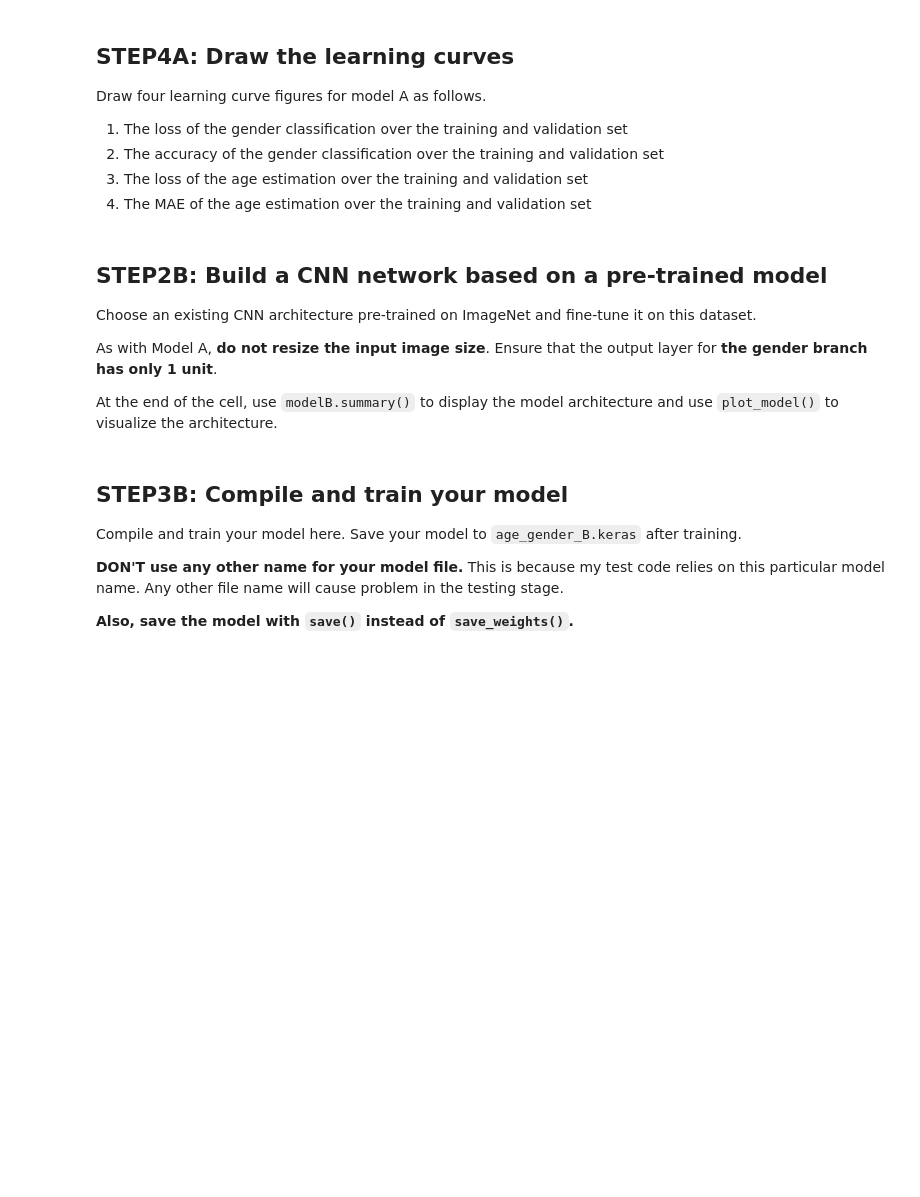
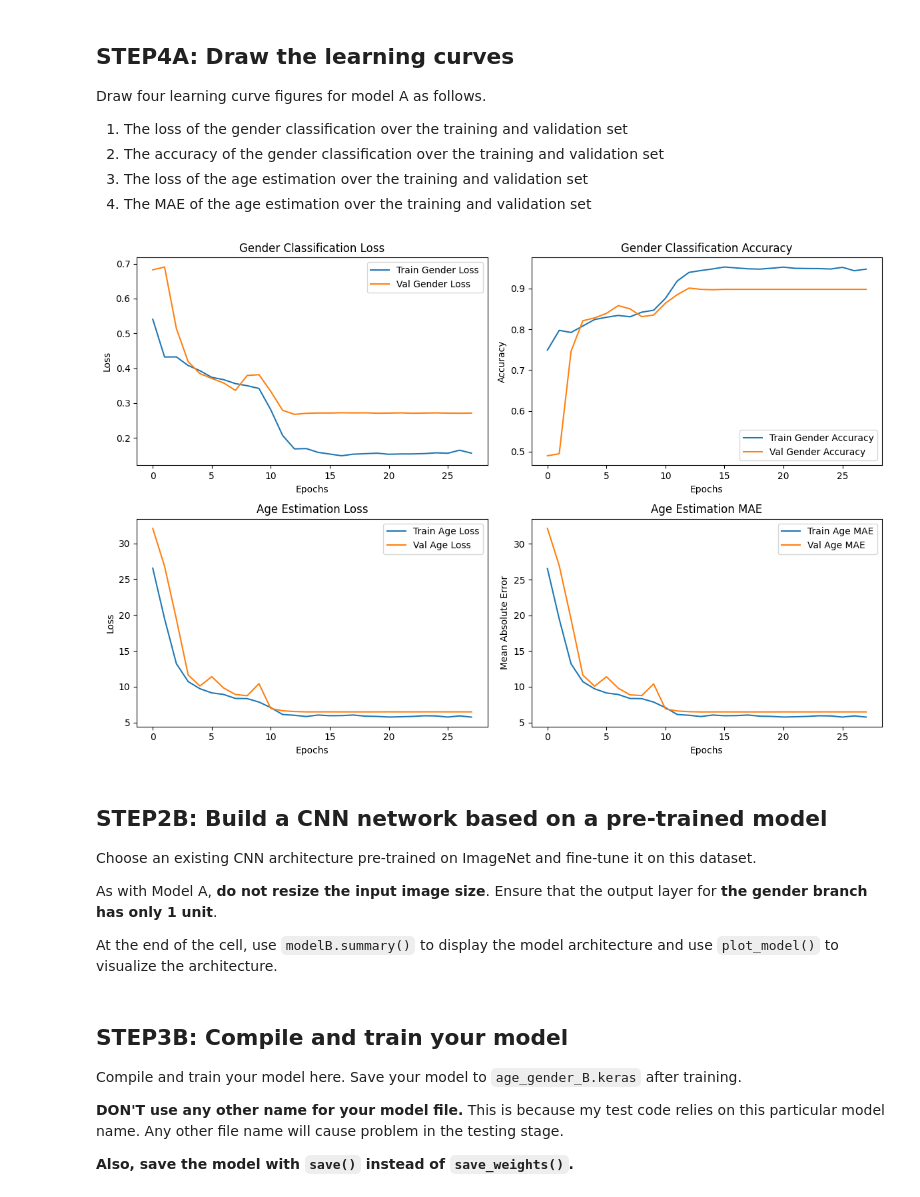
Before and after one commit to omarriyaz/age_gender_estimation_CNN, a Jupyter notebook: age_gender_submit.ipynb, the cells around one changed output. Drawn from its saved outputs; the diff is of its cells as text; code cells hidden in the pictures; blank space fills up the shorter version.

Commit message:
90-91 percent on both models, mae : 6.7 ish

```diff
--- a/age_gender_submit.ipynb
+++ b/age_gender_submit.ipynb
@@ -349,7 +349,7 @@ early_stop = EarlyStopping(monitor='val_loss', patience=10, restore_best_weights
 modelA.compile(loss={'gender': 'binary_crossentropy', 'age': 'mae'}, metrics={'gender': 'accuracy','age': 'mae'})
 
 # train the model
-h = modelA.fit(
+h1 = modelA.fit(
     x=train_images,
     y=[train_gender, train_age],
     validation_data=(val_images, [val_gender, val_age]),
@@ -385,39 +397,52 @@ Draw four learning curve figures for model A as follows.
 # %%
 #
 # Add your code here
 #
 
-# plot the training and validation loss
-plt.figure(figsize=(7, 5))
-plt.plot(h.history['loss'], label='Training Loss')
-plt.plot(h.history['val_loss'], label='Validation Loss')
+# Get the history of the model
+history_dict = h1.history
+
+# Gender classification loss
+plt.figure(figsize=(12, 8))
+plt.subplot(2, 2, 1)
+plt.plot(history_dict['gender_loss'], label='Train Gender Loss')
+plt.plot(history_dict['val_gender_loss'], label='Val Gender Loss')
+plt.title('Gender Classification Loss')
 plt.xlabel('Epochs')
 plt.ylabel('Loss')
-plt.title("Training and Validation Loss")
 plt.legend()
-plt.show()
 
-# plot the gender accuracy
-plt.figure(figsize=(7, 5))
-plt.plot(h.history['gender_accuracy'], label='Training Gender Accuracy')
-plt.plot(h.history['val_gender_accuracy'], label='Validation Gender Accuracy')
+# Gender classification accuracy
+plt.subplot(2, 2, 2)
+plt.plot(history_dict['gender_accuracy'], label='Train Gender Accuracy')
+plt.plot(history_dict['val_gender_accuracy'], label='Val Gender Accuracy')
+plt.title('Gender Classification Accuracy')
 plt.xlabel('Epochs')
 plt.ylabel('Accuracy')
-plt.title("Gender Accuracy")
 plt.legend()
-plt.show()
 
-# plot the age mean absolute error
-plt.figure(figsize=(7, 5))
-plt.plot(h.history['age_mae'], label='Training Age MAE')
-plt.plot(h.history['val_age_mae'], label='Validation Age MAE')
+# Age estimation loss
+plt.subplot(2, 2, 3)
+plt.plot(history_dict['age_loss'], label='Train Age Loss')
+plt.plot(history_dict['val_age_loss'], label='Val Age Loss')
+plt.title('Age Estimation Loss')
 plt.xlabel('Epochs')
 plt.ylabel('Loss')
-plt.title("Age Mean Absolute Error")
 plt.legend()
+
+# Age estimation MAE
+plt.subplot(2, 2, 4)
+plt.plot(history_dict['age_mae'], label='Train Age MAE')
+plt.plot(history_dict['val_age_mae'], label='Val Age MAE')
+plt.title('Age Estimation MAE')
+plt.xlabel('Epochs')
+plt.ylabel('Mean Absolute Error')
+plt.legend()
+
+plt.tight_layout()
 plt.show()
-
-# plot the learning rate
+# %% [output]
+[figure, added]
 # %% [markdown]
 ## STEP2B: Build a CNN network based on a pre-trained model
 Choose an existing CNN architecture pre-trained on ImageNet and fine-tune it on this dataset.
```
Also changed, not shown: parts of 10 cells of this notebook.
